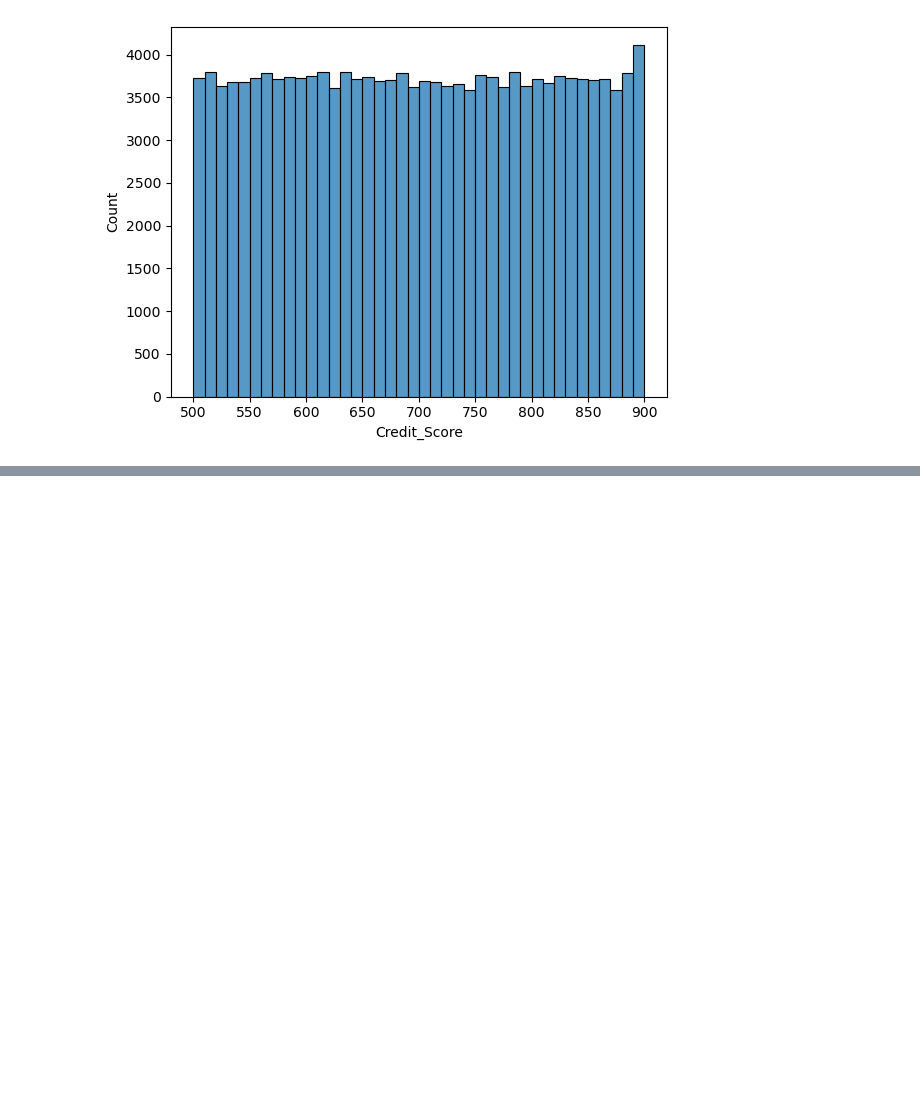
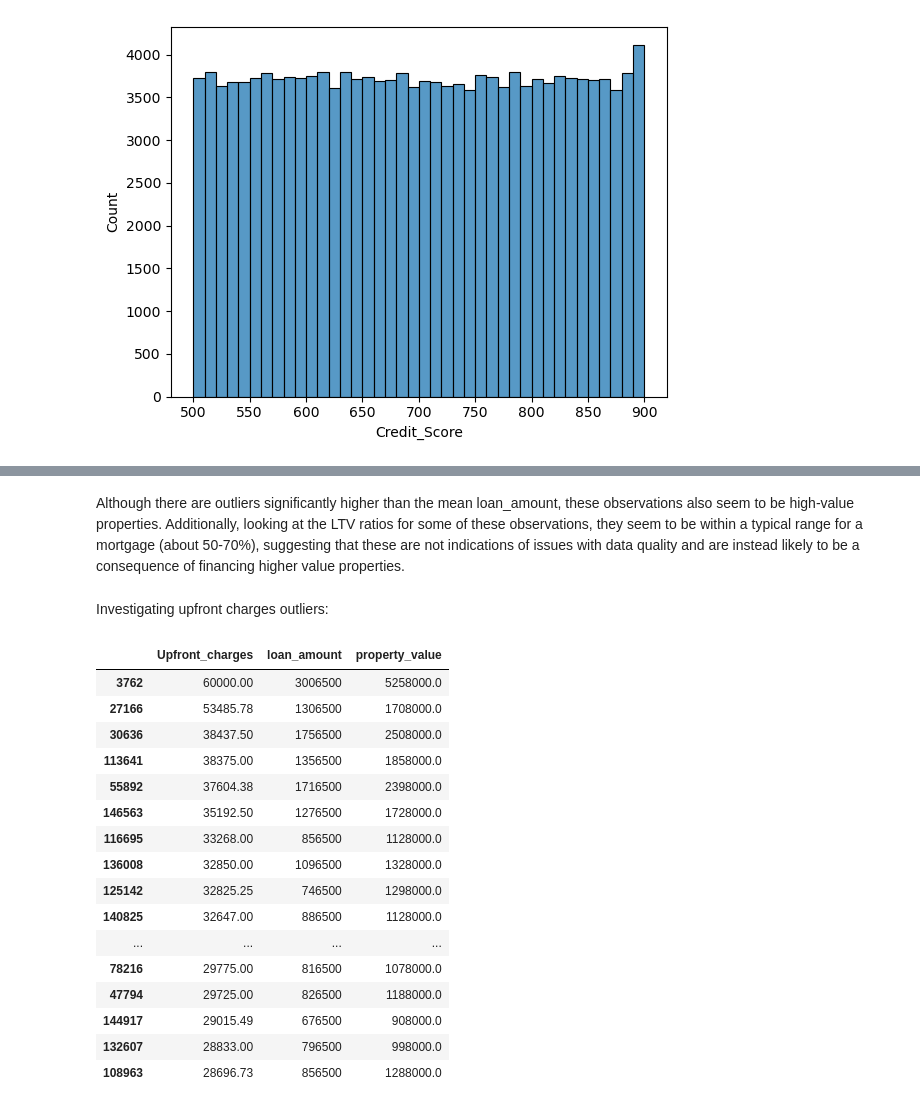
Before and after one commit to vaishnavi-nibh/loandefaultprediction, a Jupyter notebook: notebooks/eda.ipynb, the cells around one changed output, grey strips where cells are left out. Saved outputs shown, nothing was run; the diff lists cells and outputs as text; code cells hidden in the pictures; blank space fills up the shorter version.

```diff
--- a/notebooks/eda.ipynb
+++ b/notebooks/eda.ipynb
@@ -257,0 +327,24 @@ plt.show()
+# %% [markdown]
+Although there are outliers significantly higher than the mean loan_amount, these observations also seem to be high-value properties. Additionally, looking at the LTV ratios for some of these observations, they seem to be within a typical range for a mortgage (about 50-70%), suggesting that these are not indications of issues with data quality and are instead likely to be a consequence of financing higher value properties.
+# %% [markdown]
+Investigating upfront charges outliers:
+# %%
+df_data.nlargest(20, "Upfront_charges")[["Upfront_charges", "loan_amount", "property_value"]]
+# %% [output]
+|  | Upfront_charges | loan_amount | property_value |
+| 3762 | 60000.00 | 3006500 | 5258000.0 |
+| 27166 | 53485.78 | 1306500 | 1708000.0 |
+| 30636 | 38437.50 | 1756500 | 2508000.0 |
+| 113641 | 38375.00 | 1356500 | 1858000.0 |
+| 55892 | 37604.38 | 1716500 | 2398000.0 |
+| 146563 | 35192.50 | 1276500 | 1728000.0 |
+| 116695 | 33268.00 | 856500 | 1128000.0 |
+| 136008 | 32850.00 | 1096500 | 1328000.0 |
+| 125142 | 32825.25 | 746500 | 1298000.0 |
+| 140825 | 32647.00 | 886500 | 1128000.0 |
+| ... | ... | ... | ... |
+| 78216 | 29775.00 | 816500 | 1078000.0 |
+| 47794 | 29725.00 | 826500 | 1188000.0 |
+| 144917 | 29015.49 | 676500 | 908000.0 |
+| 132607 | 28833.00 | 796500 | 998000.0 |
+| 108963 | 28696.73 | 856500 | 1288000.0 |
```
Also changed, not shown: parts of 15 cells of this notebook.
